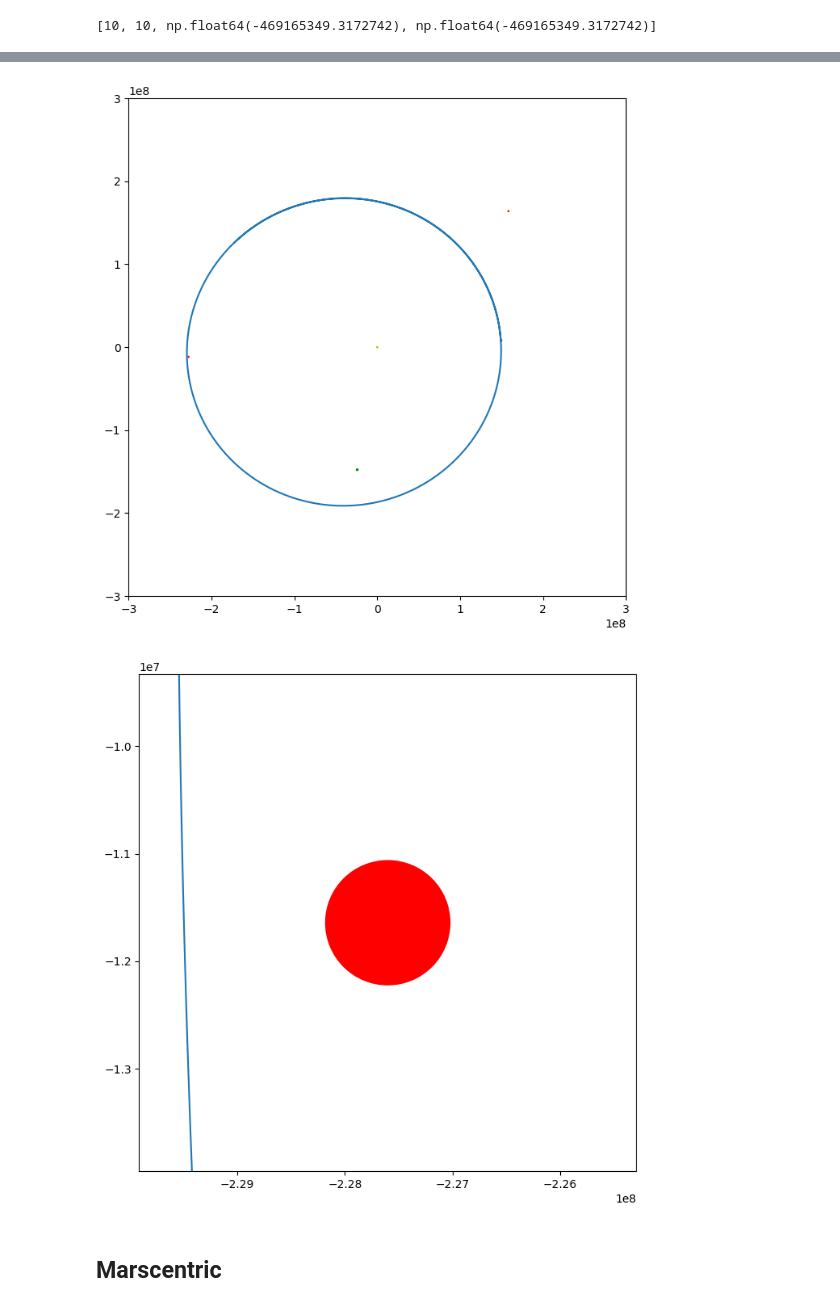
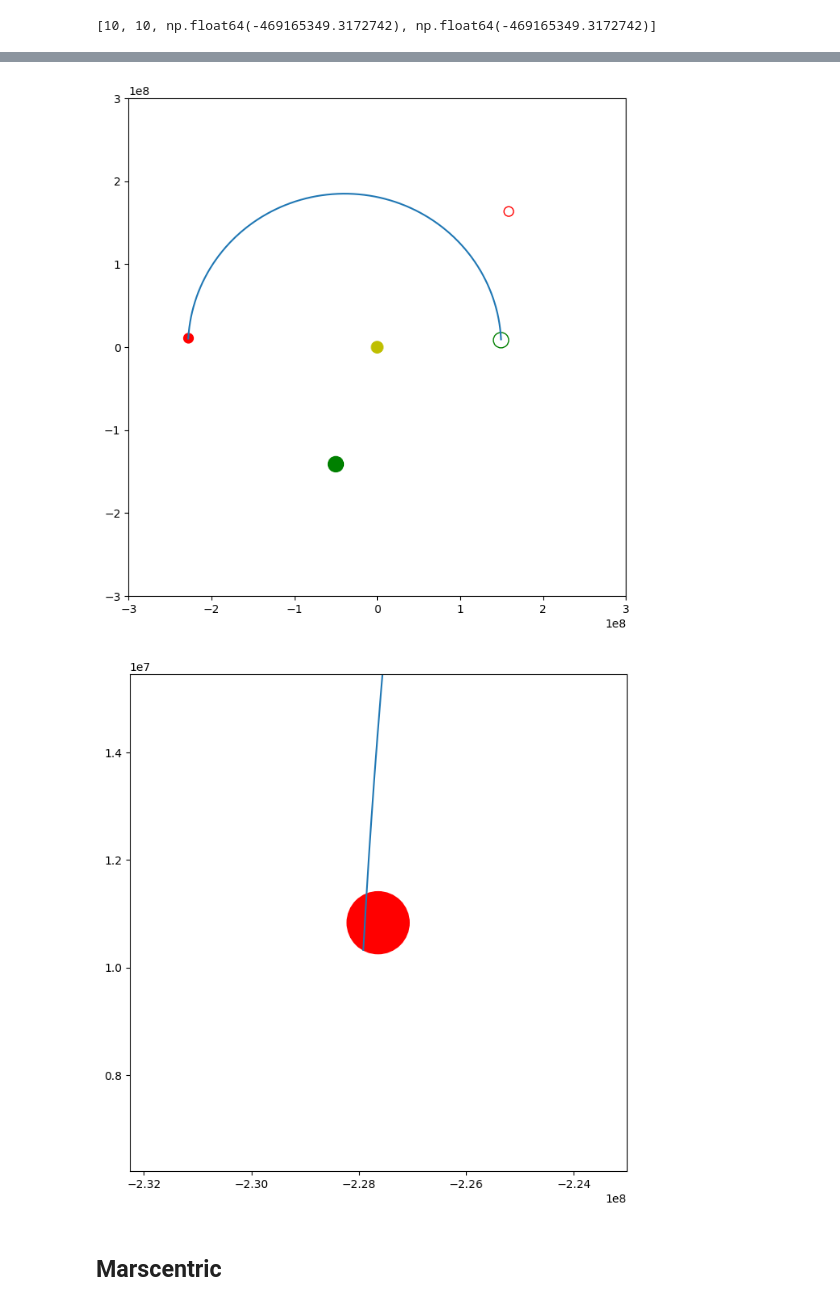
Before and after one commit to michalszer/orbital_trajectories, a Jupyter notebook: 4_body_problem.ipynb, the cells around one changed output, grey strips where cells are left out. Cells and saved outputs as stored; diff of their text form; code cells hidden in the pictures.

Commit message:
Added Mars ODE and solver for delta V. Added plots for each phase.

```diff
--- a/4_body_problem.ipynb
+++ b/4_body_problem.ipynb
@@ -312,12 +305,19 @@ four_body_ODE_helio(0.5,[10,10,10,10], 10)
 # %% [output]
 [10, 10, np.float64(-469165349.3172742), np.float64(-469165349.3172742)]
 # %%
-def get_rPM_norm(rP, t):
+def get_rPM_norm(rP, t, debug = False):
     rx_mars = D_mars*np.cos(w_mars*t + init_phase)
     ry_mars = D_mars*np.sin(w_mars*t + init_phase)
     r_mars = np.array([rx_mars, ry_mars])
-    rPM = rP - r_mars       # I think
+    rPM = rP - r_mars      # I think
     rPM_norm = np.linalg.norm(rPM)
+    if debug:
+        print(f"""
+{rx_mars = }
+{ry_mars = }
+{r_mars = }
+{rPM = }
+{rPM_norm = }""")
     return rPM_norm
 # %%
 y1PE = ys[-1]
@@ -342,7 +341,7 @@ rPEx1, rPEy1, vPEx1, vPEy1 = y1PE
 tspan = 100*60.0
 
 # timestep
-dt = 60*10
+dt = 60*5
 
 # total steps
 n_steps = int(np.ceil(tspan/dt))
@@ -375,18 +374,24 @@ print(t1)
 # %%
 solver = integrate.ode(four_body_ODE_helio)
-solver.set_integrator("zvode") #
+solver.set_integrator("lsoda") #
 solver.set_initial_value(y1, t1[0])
 solver.set_f_params(init_phase)
 
-while solver.successful() and step < 100000:
+while solver.successful() and step < (100000*8):
     solver.integrate(solver.t + dt)
+    # print(solver.t)
     ys = np.vstack((ys,solver.y))
     ts = np.vstack((ts, solver.t))
     step += 1
-    # print(ys[step,:2 ])
+    # print(f"{solver.y[0]:e} {solver.y[1]}")
+    # print(f"{get_rPM_norm([solver.y[0],solver.y[1]], solver.t):e} {SOI_mars:e} {(get_rPM_norm([solver.y[0],solver.y[1]], solver.t) - SOI_mars):e}")
+    if (get_rPM_norm([solver.y[0],solver.y[1]], solver.t) - SOI_mars) < 5e5:
+        dt = 60
+
     if get_rPM_norm([solver.y[0],solver.y[1]], solver.t) < SOI_mars:
+        print("In SOI")
         break
 
-print(ys)
-print(ts)
+print(ys, ts)
+# print(ts)
 # %% [output]
@@ -416,4 +438,6 @@ rsx = rs.T[0]
 rsy = rs.T[1]
 
 t2 = ts[-1]
-t2 = 264.43*(60*60*24)
+# t2 = 257.965*(60*60*24)
+t2 = t2[0]
+print(t2, (257.965*(60*60*24)))
@@ -439,54 +558,63 @@ ry_earth2 = D_earth*np.sin(w_earth*t2)
 # %%
 fig, ax = plt.subplots(figsize = (13,8))
+
+# Scale for Sun and planet SOI visualisation
+scaling_factor = 10
 ax.set_aspect(1)
 plt.xlim(-3e8,+3e8)
 plt.ylim(-3e8,+3e8)
 
 plt.plot(rsx, rsy)
 
-earth1SOI = plt.Circle((rx_earth1[0], ry_earth1[0]), SOI_earth*1, color='g', fill=False)
-earth2SOI = plt.Circle((rx_earth2, ry_earth2), SOI_earth*1, color='g', fill=True)
+earth1SOI = plt.Circle((rx_earth1[0], ry_earth1[0]), SOI_earth*scaling_factor, color='g', fill=False)
+earth2SOI = plt.Circle((rx_earth2, ry_earth2), SOI_earth*scaling_factor, color='g', fill=True)
 
-mars1SOI = plt.Circle((rx_mars1[0], ry_mars1[0]), SOI_mars*1, color='r', fill=False)
-mars2SOI = plt.Circle((rx_mars2, ry_mars2), SOI_mars*1, color='r', fill=True)
+mars1SOI = plt.Circle((rx_mars1[0], ry_mars1[0]), SOI_mars*scaling_factor, color='r', fill=False)
+mars2SOI = plt.Circle((rx_mars2, ry_mars2), SOI_mars*scaling_factor, color='r', fill=True)
+# mars3SOI = plt.Circle((rx_mars3, ry_mars3), SOI_mars*1, color='y', fill=False)
 
-Sun = plt.Circle((0, 0), 696340*1, color='y', fill=True)
+Sun = plt.Circle((0, 0), 696340*scaling_factor, color='y', fill=True)
 
 ax.add_patch(earth1SOI)
 ax.add_patch(earth2SOI)
 
 ax.add_patch(mars1SOI)
 ax.add_patch(mars2SOI)
+# ax.add_patch(mars3SOI)
+
 ax.add_patch(Sun)
 
 plt.show()
 # %% [output]
-[figure, old version]
+[figure, new version]
 # %%
 fig, ax = plt.subplots(figsize = (13,8))
 ax.set_aspect(1)
-plt.xlim(rx_mars2 - SOI_mars*4,rx_mars2 + SOI_mars*4)
-plt.ylim(ry_mars2 - SOI_mars*4,ry_mars2 + SOI_mars*4)
+plt.xlim(rx_mars2 - SOI_mars*8,rx_mars2 + SOI_mars*8)
+plt.ylim(ry_mars2 - SOI_mars*8,ry_mars2 + SOI_mars*8)
 
 plt.plot(rsx, rsy)
+plt.plot()
 
 earth1SOI = plt.Circle((rx_earth1[0], ry_earth1[0]), SOI_earth*1, color='g', fill=False)
 earth2SOI = plt.Circle((rx_earth2, ry_earth2), SOI_earth*1, color='g', fill=True)
 
 mars1SOI = plt.Circle((rx_mars1[0], ry_mars1[0]), SOI_mars*1, color='r', fill=False)
 mars2SOI = plt.Circle((rx_mars2, ry_mars2), SOI_mars*1, color='r', fill=True)
+# mars3SOI = plt.Circle((rx_mars3, ry_mars3), SOI_mars*1, color='y', fill=False)
 
 Sun = plt.Circle((0, 0), 696340*1, color='y', fill=True)
 
 ax.add_patch(earth1SOI)
 ax.add_patch(earth2SOI)
 
 ax.add_patch(mars1SOI)
 ax.add_patch(mars2SOI)
+# ax.add_patch(mars3SOI)
 ax.add_patch(Sun)
 
 plt.show()
 # %% [output]
-[figure, old version]
+[figure, new version]
 # %% [markdown]
 ## Marscentric
```
Also changed, not shown: parts of 67 cells of this notebook.
